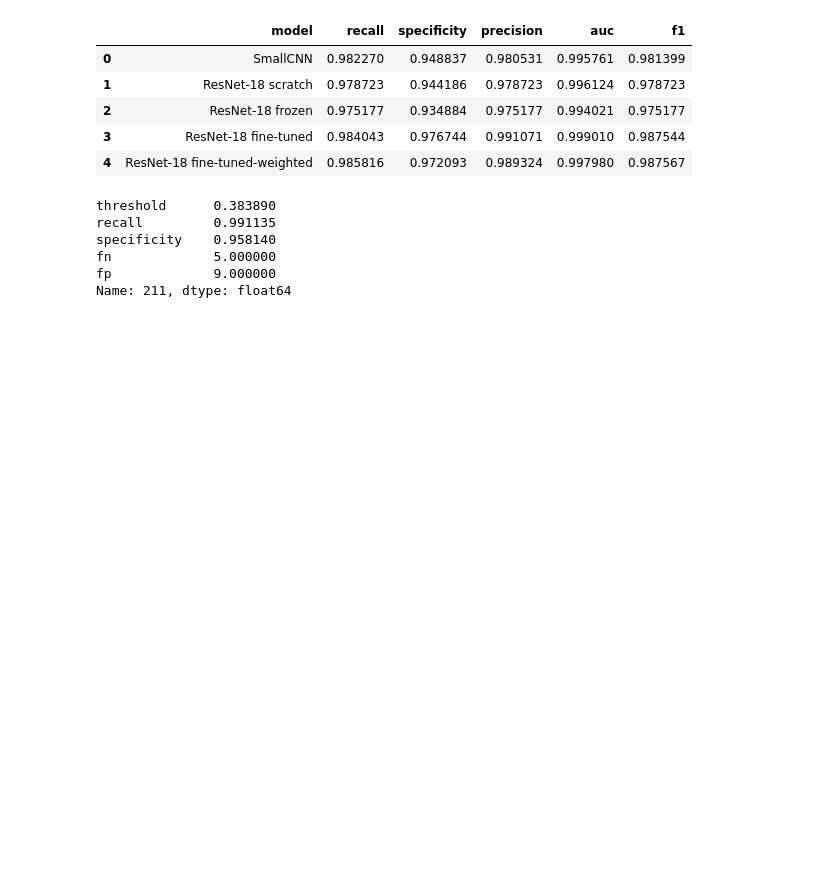
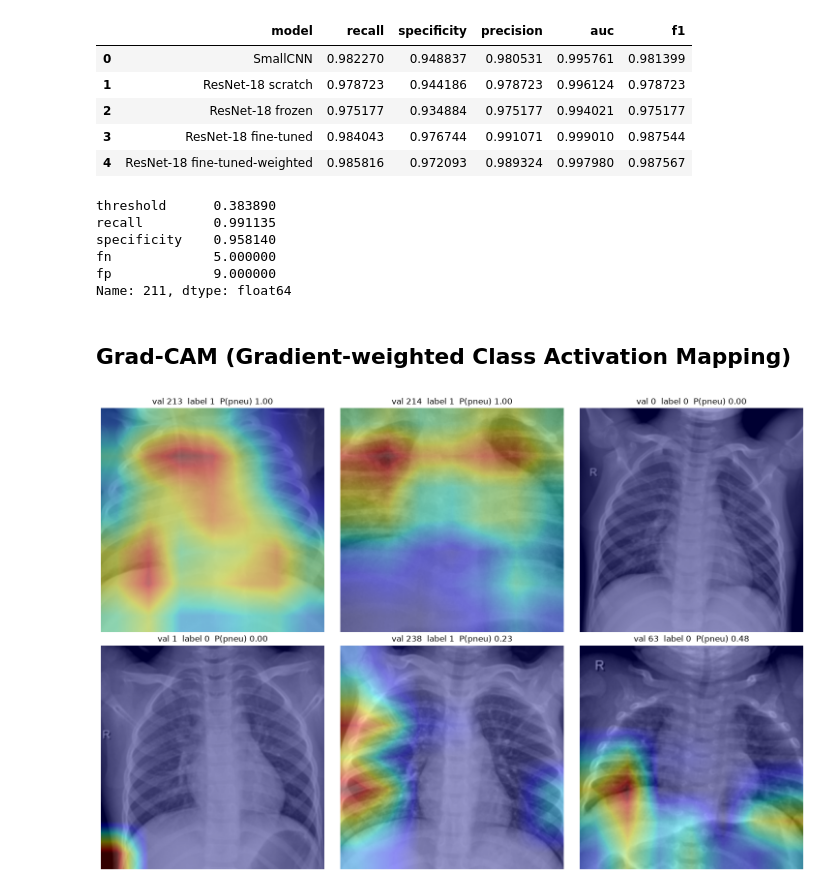
Before and after one commit to keyur7523/chest-xray-pneumonia, a Jupyter notebook: chestxray.ipynb, the cells around one changed output. Cells and saved outputs as stored; diff of their text form; code cells hidden in the pictures; blank space fills up the shorter version.

Commit message:
Grad-CAM from scratch: first look at six val images

```diff
--- a/chestxray.ipynb
+++ b/chestxray.ipynb
@@ -739,3 +739,5 @@ specificity    0.958140
 fn             5.000000
 fp             9.000000
 Name: 211, dtype: float64
+# %% [markdown]
+## Grad-CAM (Gradient-weighted Class Activation Mapping)
@@ -741,0 +769,23 @@ Name: 211, dtype: float64
+# %%
+_, _, probs, labels = evaluate(model_ft, val_loader)   # same order as val_ds (no shuffle)
+t = spec_at_recall(model_ft)["threshold"]
+
+tp_idx = np.where((labels == 1) & (probs >= t))[0]   # sick, flagged      -> correct pneumonia
+tn_idx = np.where((labels == 0) & (probs <  t))[0]   # healthy, cleared   -> correct normal
+fn_idx = np.where((labels == 1) & (probs <  t))[0]   # sick, cleared      -> missed pneumonia
+fp_idx = np.where((labels == 0) & (probs >= t))[0]   # healthy, flagged   -> false alarm
+
+picks = [tp_idx[0], tp_idx[1], tn_idx[0], tn_idx[1], fn_idx[0], fp_idx[0]]
+
+fig, axes = plt.subplots(2, 3, figsize=(15, 10))
+for ax, i in zip(axes.flat, picks):
+    x, y = val_ds[i]
+    cam, p = grad_cam(model_ft, x)
+    ax.imshow(unnormalize(x)[0], cmap="gray", vmin=0, vmax=1)   # the X-ray
+    ax.imshow(cam, cmap="jet", alpha=0.4)                        # heatmap on top, see-through
+    ax.set_title(f"val {i}  label {y}  P(pneu) {p:.2f}")
+    ax.axis("off")
+plt.tight_layout()
+plt.show()
+# %% [output]
+[figure, added]
```
Also changed, not shown: parts of 1 cell of this notebook, 2 other files.
